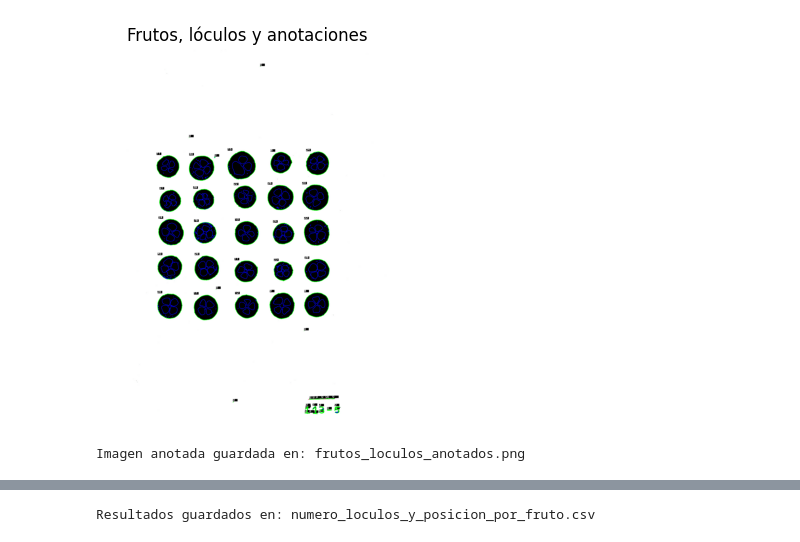
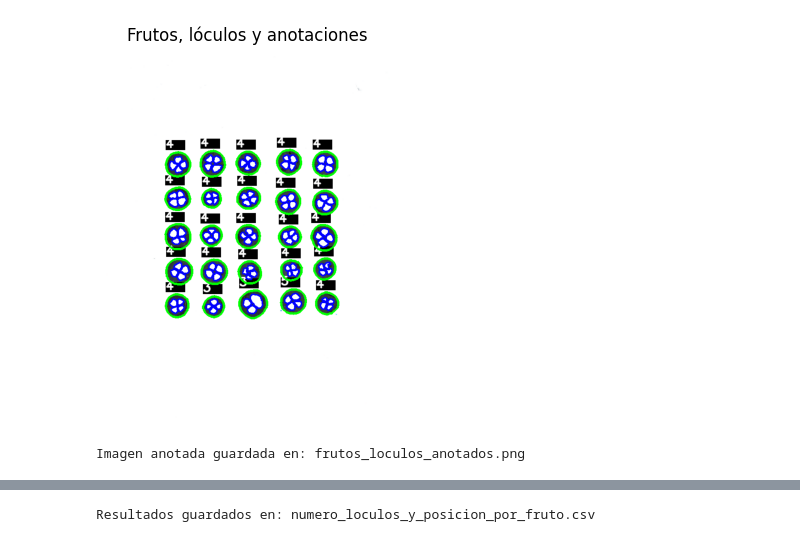
Before and after one commit to mariameraz/CranberryLab, a Jupyter notebook: External_structure/Locules_detection.ipynb, the cells around one changed output, grey strips where cells are left out. Cells and saved outputs as stored; diff of their text form; code cells hidden in the pictures.

```diff
--- a/External_structure/Locules_detection.ipynb
+++ b/External_structure/Locules_detection.ipynb
@@ -15,9 +15,5 @@ for page_number in range(doc.page_count):
     pix.save(f"page_{page_number + 1}.png")
 # %%
 # Read image
-img = cv2.imread('./PDF/Image_Test.jpg')
+img = cv2.imread('./page_1.png')
 gray_img = cv2.cvtColor(img, cv2.COLOR_BGR2GRAY)
-plt.imshow(gray_img, cmap='gray')
-# plt.axis('off') # Quitar bordes?
-plt.title("Identified contours")
-plt.show()
@@ -88,20 +62,3 @@ contours, hierarchy = cv2.findContours(binary, cv2.RETR_TREE, cv2.CHAIN_APPROX_S
 
 # Convertir la jerarquía a un arreglo para facilitar el acceso
 hierarchy = hierarchy[0]  # La jerarquía viene en un arreglo anidado
-
-# Crear una máscara inicial (todo blanco)
-mask = np.ones(img.shape[:2], dtype="uint8") * 255  # Máscara con todos los píxeles blancos
-
-# Iterar sobre los contornos
-for c in contours:
-    # Si el contorno es "malo", dibujarlo en negro en la máscara
-    if is_contour_bad(c):
-        cv2.drawContours(mask, [c], -1, 0, -1)  # Rellenar contorno malo con negro
-
-# Aplicar la máscara para eliminar los contornos "malos"
-img = cv2.bitwise_and(img, img, mask=mask)
-
-plt.imshow(img)
-plt.title("Bad contours removed")
-plt.axis('off')
-plt.show()
@@ -121,11 +76,28 @@ for i in range(len(contours)):
         if parent_index in fruit_locus_map:
             fruit_locus_map[parent_index].append(i)  # Asociar lóculo al fruto
 
+# Filtrar contornos padres sin lóculos
+filtered_fruit_locus_map = {
+    fruit_idx: loculi
+    for fruit_idx, loculi in fruit_locus_map.items()
+    if len(loculi) > 0  # Mantener solo los frutos con lóculos internos
+}
+
+# Filtrar lóculos con área 0
+final_fruit_locus_map = {}
+for fruit_idx, loculi in filtered_fruit_locus_map.items():
+    # Filtrar lóculos cuyo área sea mayor a 0
+    filtered_loculi = [loculus_idx for loculus_idx in loculi if cv2.contourArea(contours[loculus_idx]) > 1]
+
+    # Solo agregar frutos si tienen lóculos válidos
+    if len(filtered_loculi) > 0:
+        final_fruit_locus_map[fruit_idx] = filtered_loculi
+
 
 # Dibujar frutos y sus lóculos
 image_with_contours = img.copy()
 
-for fruit_idx, loculi in fruit_locus_map.items():
+for fruit_idx, loculi in final_fruit_locus_map.items():
     # Dibujar contorno del fruto
     cv2.drawContours(image_with_contours, contours, fruit_idx, (0, 255, 0), 3)
 
@@ -140,34 +112,34 @@ for fruit_idx, loculi in fruit_locus_map.items():
     # Asegurarse de que la posición del texto esté dentro de los límites de la imagen
     text_x = x
     text_y = max(y - 10, 20)  # Si y-10 es menor a 0, ajustar a 20
 
     # Dibuja un rectángulo como fondo del texto para mayor visibilidad
     cv2.rectangle(image_with_contours, (text_x, text_y - 15), (text_x + 40, text_y + 5), (0, 0, 0), -1)
 
     # Anotar el número de lóculos encima del fruto
     cv2.putText(
         image_with_contours,
         f"{num_loculi}",  # Texto a mostrar (número de lóculos)
         (x, y - 10),  # Posición del texto (encima del fruto)
         cv2.FONT_HERSHEY_SIMPLEX,  # Fuente del texto
         0.8,  # Tamaño de la fuente
         (255, 255, 255),  # Color del texto (blanco)
         2,  # Grosor del texto
         cv2.LINE_AA  # Tipo de línea
     )
 
 # Mostrar la imagen con frutos, lóculos y anotaciones
 plt.imshow(cv2.cvtColor(image_with_contours, cv2.COLOR_BGR2RGB))
 plt.title("Frutos, lóculos y anotaciones")
 plt.axis('off')
 plt.show()
 
 # Guardar la imagen anotada
 output_path = "frutos_loculos_anotados.png"
 cv2.imwrite(output_path, image_with_contours)
 print(f"Imagen anotada guardada en: {output_path}")
 # %% [output]
-[figure, old version]
+[figure, new version]
 Imagen anotada guardada en: frutos_loculos_anotados.png
 # %%
 # Contar frutos (contornos externos)
```
Also changed, not shown: parts of 9 cells of this notebook, 9 other files.
